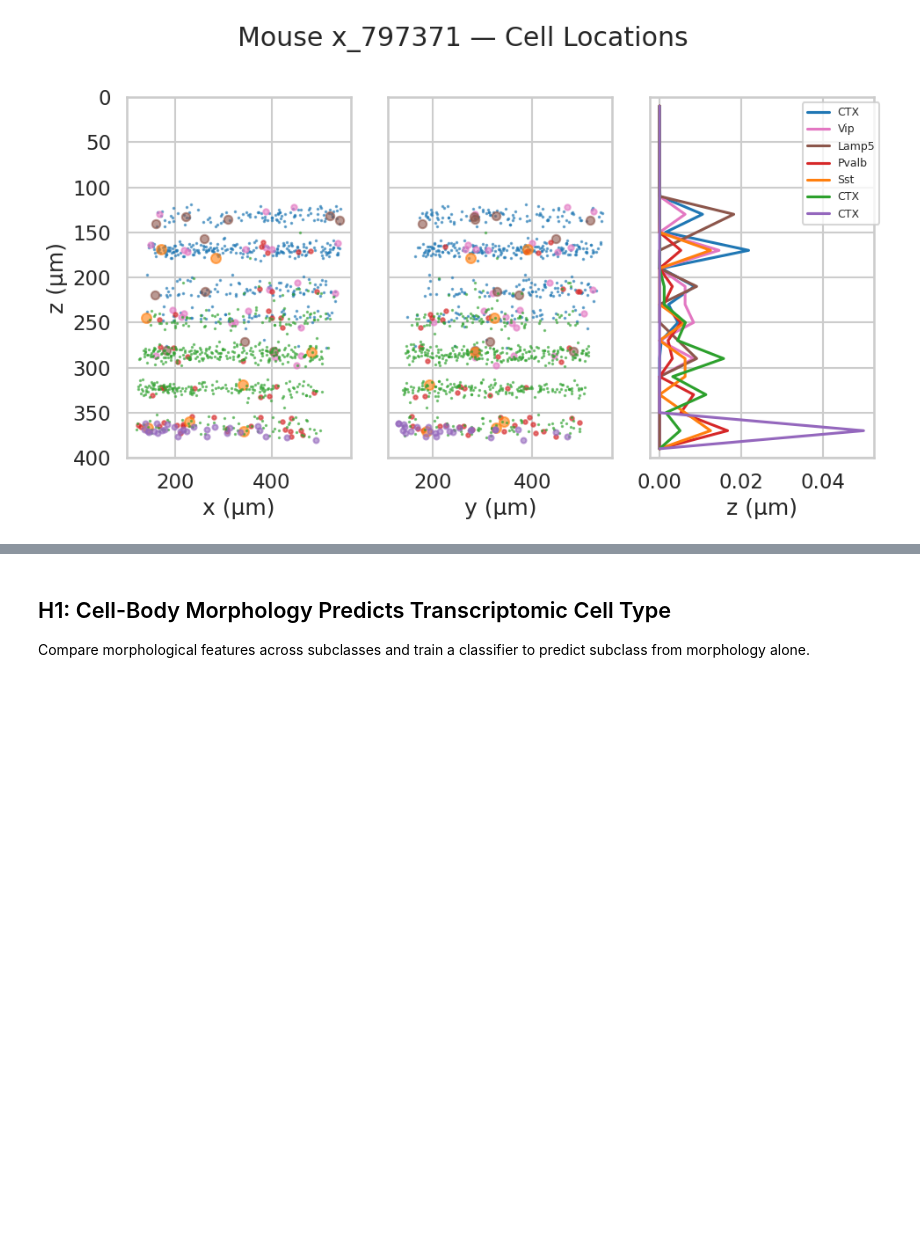
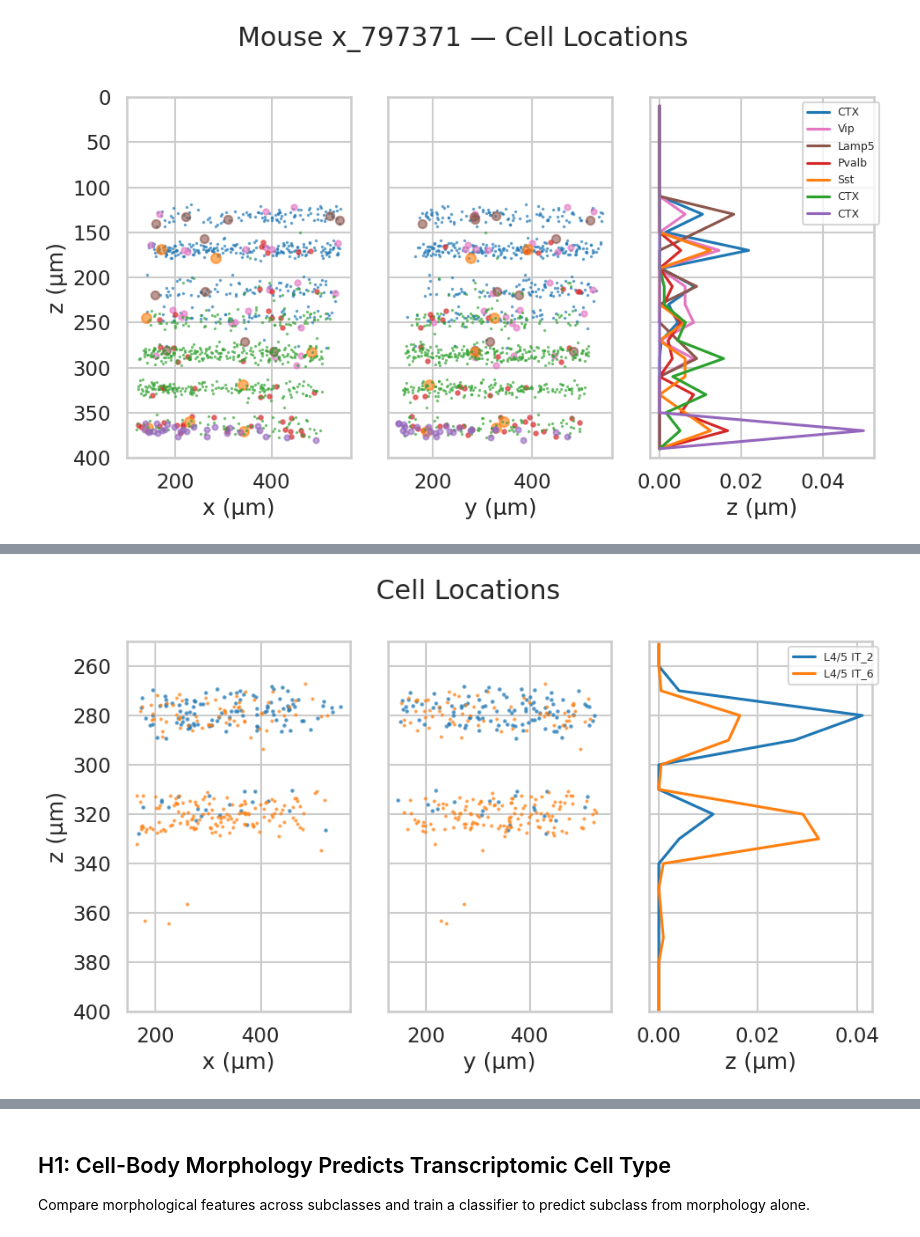
Before and after one commit to omidzobeiri/oPhys_Transcriptomics_Analysis, a Jupyter notebook: code/Analysis/Domain_H_Morphology/01_cell-body-morphology-predicts-transcriptomic-cell-type.ipynb, the cells around one changed output, grey strips where cells are left out. Drawn from its saved outputs; the diff is of its cells as text; code cells hidden in the pictures; blank space fills up the shorter version.

Commit message:
Update Domain_A tuning and Domain_H morphology notebooks

```diff
--- a/code/Analysis/Domain_H_Morphology/01_cell-body-morphology-predicts-transcriptomic-cell-type.ipynb
+++ b/code/Analysis/Domain_H_Morphology/01_cell-body-morphology-predicts-transcriptomic-cell-type.ipynb
@@ -147,0 +183,82 @@ for mid in MOUSE_IDS:
+# %%
+target_subclass = '006 L4/5 IT CTX Glut'
+
+for mid in ['x_778174','x_786297']:
+    z = zarr.open(mouse_file_map[mid]['zarr'])
+    unique_ids = z['unique_id'][:].astype(str)
+    cxg = z['transcriptomics/cellxgene']
+    cxg_df = zarr_to_df(cxg)
+    ct = z['transcriptomics/cell_type']
+    ct_df = zarr_to_df(ct)
+    morph = z['morphology/mask_properties']
+    morph_df = zarr_to_df(morph)
+
+    merged_cells_df = pd.concat([cxg_df, ct_df, morph_df], axis=1)
+    merged_cells_df['cell_id'] = unique_ids
+    merged_cells_df.set_index('cell_id', inplace=True)
+    merged_cells_dict[mid] = merged_cells_df
+    if mid == 'x_778174':
+        merged_cells_df['centroid_z_um'] = merged_cells_df['centroid_z_um'] + 20
+
+    fig, axs = plt.subplots(1, 3, figsize=(10, 6))
+    for sc in merged_cells_df.loc[merged_cells_df['subclass_name']==target_subclass,'supertype_name'].unique():
+        mask = merged_cells_df['supertype_name'] == sc
+        if np.sum(mask) <20:
+            continue
+        ax = axs[0]
+        ax.scatter(merged_cells_df.loc[mask, 'centroid_x_um'], merged_cells_df.loc[mask, 'centroid_z_um'],
+                s=500/np.sum(mask), alpha=0.6, label=SUPERTYPE_SHORT[sc])
+        ax.set_xlabel('x (µm)'); ax.set_ylabel('z (µm)')
+        ax.set_ylim(400, 250)
+
+        ax = axs[1]
+        ax.scatter(merged_cells_df.loc[mask, 'centroid_y_um'], merged_cells_df.loc[mask, 'centroid_z_um'],
+                s=500/np.sum(mask), alpha=0.6, label=SUPERTYPE_SHORT[sc])
+        ax.set_xlabel('y (µm)')
+        ax.set_yticklabels([])
+        # ax.legend(bbox_to_anchor=(1.05, 1), fontsize=9)
+        ax.set_ylim(400, 250)
+
+        ax = axs[2]
+        N, z = np.histogram(merged_cells_df.loc[mask, 'centroid_z_um'], bins=40, range=(0, 400), density=True)
+        ax.plot(N,z[:-1] + 10, label=SUPERTYPE_SHORT[sc])
+        ax.set_xlabel('z (µm)')
+        ax.set_yticklabels([])
+        ax.legend(bbox_to_anchor=(1.05, 1), fontsize=9)
+        ax.set_ylim(400, 250)
+    plt.suptitle(f' Cell Locations')
+    plt.tight_layout()
+    plt.show()
+merged_cells_df = pd.concat([merged_cells_dict[mid] for mid in ['x_778174','x_786297']])
+
+fig, axs = plt.subplots(1, 3, figsize=(10, 6))
+for sc in merged_cells_df.loc[merged_cells_df['subclass_name']==target_subclass,'supertype_name'].unique():
+    mask = merged_cells_df['supertype_name'] == sc
+    if np.sum(mask) <20:
+        continue
+    ax = axs[0]
+    ax.scatter(merged_cells_df.loc[mask, 'centroid_x_um'], merged_cells_df.loc[mask, 'centroid_z_um'],
+            s=500/np.sum(mask), alpha=0.6, label=SUPERTYPE_SHORT[sc])
+    ax.set_xlabel('x (µm)'); ax.set_ylabel('z (µm)')
+    ax.set_ylim(400, 250)
+
+    ax = axs[1]
+    ax.scatter(merged_cells_df.loc[mask, 'centroid_y_um'], merged_cells_df.loc[mask, 'centroid_z_um'],
+            s=500/np.sum(mask), alpha=0.6, label=SUPERTYPE_SHORT[sc])
+    ax.set_xlabel('y (µm)')
+    ax.set_yticklabels([])
+    # ax.legend(bbox_to_anchor=(1.05, 1), fontsize=9)
+    ax.set_ylim(400, 250)
+
+    ax = axs[2]
+    N, z = np.histogram(merged_cells_df.loc[mask, 'centroid_z_um'], bins=40, range=(0, 400), density=True)
+    ax.plot(N,z[:-1] + 10, label=SUPERTYPE_SHORT[sc])
+    ax.set_xlabel('density')
+    ax.set_yticklabels([])
+    ax.legend(bbox_to_anchor=(1.05, 1), fontsize=9)
+    ax.set_ylim(400, 250)
+plt.suptitle(f' Cell Locations')
+plt.tight_layout()
+plt.show()
+# %% [output]
+[figure, added]
```
Also changed, not shown: parts of 4 cells of this notebook.
